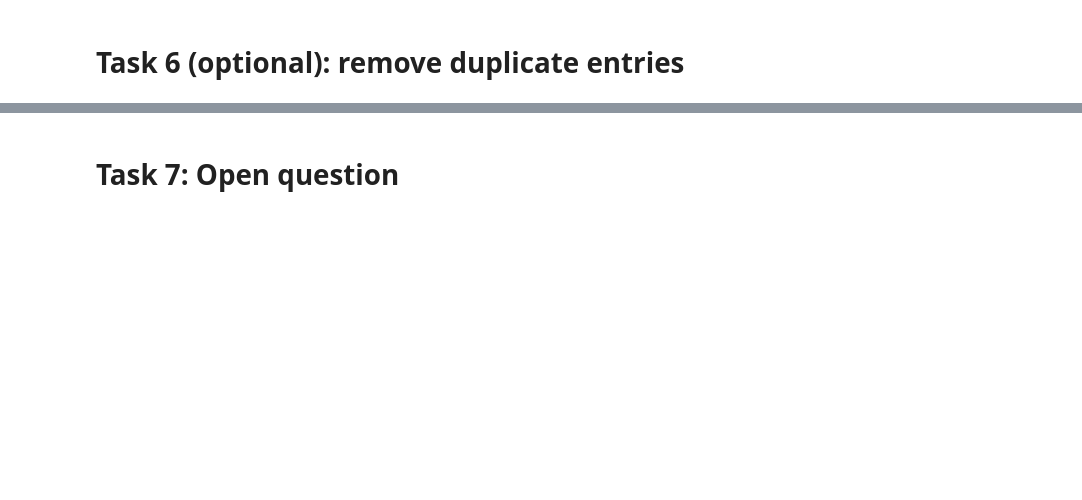
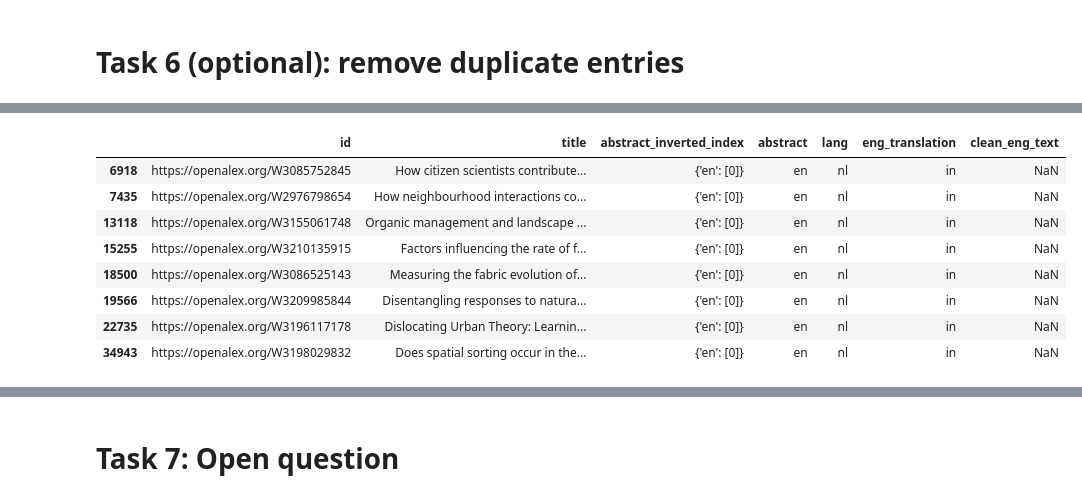
Before and after one commit to bertagrim/grenoble4research, a Jupyter notebook: grenoble4research_final.ipynb, the cells around one changed output, grey strips where cells are left out. Saved outputs shown, nothing was run; the diff lists cells and outputs as text; code cells hidden in the pictures; blank space fills up the shorter version.

```diff
--- a/grenoble4research_final.ipynb
+++ b/grenoble4research_final.ipynb
@@ -1234,0 +1489,2 @@ print(least_frequent(clean_dis))
+# %%
+df6 = pd.read_csv('data/translated_clean.csv')
@@ -1234,0 +1507,12 @@ print(least_frequent(clean_dis))
+# %%
+df6[df6.clean_eng_text.isna()]
+# %% [output]
+|  | id | title | abstract_inverted_index | abstract | lang | eng_translation | clean_eng_text |
+| 6918 | https://openalex.org/W3085752845 | How citizen scientists contribute... | {'en': [0]} | en | nl | in | NaN |
+| 7435 | https://openalex.org/W2976798654 | How neighbourhood interactions co... | {'en': [0]} | en | nl | in | NaN |
+| 13118 | https://openalex.org/W3155061748 | Organic management and landscape ... | {'en': [0]} | en | nl | in | NaN |
+| 15255 | https://openalex.org/W3210135915 | Factors influencing the rate of f... | {'en': [0]} | en | nl | in | NaN |
+| 18500 | https://openalex.org/W3086525143 | Measuring the fabric evolution of... | {'en': [0]} | en | nl | in | NaN |
+| 19566 | https://openalex.org/W3209985844 | Disentangling responses to natura... | {'en': [0]} | en | nl | in | NaN |
+| 22735 | https://openalex.org/W3196117178 | Dislocating Urban Theory: Learnin... | {'en': [0]} | en | nl | in | NaN |
+| 34943 | https://openalex.org/W3198029832 | Does spatial sorting occur in the... | {'en': [0]} | en | nl | in | NaN |
```
Also changed, not shown: parts of 42 cells of this notebook, 1 other file.
